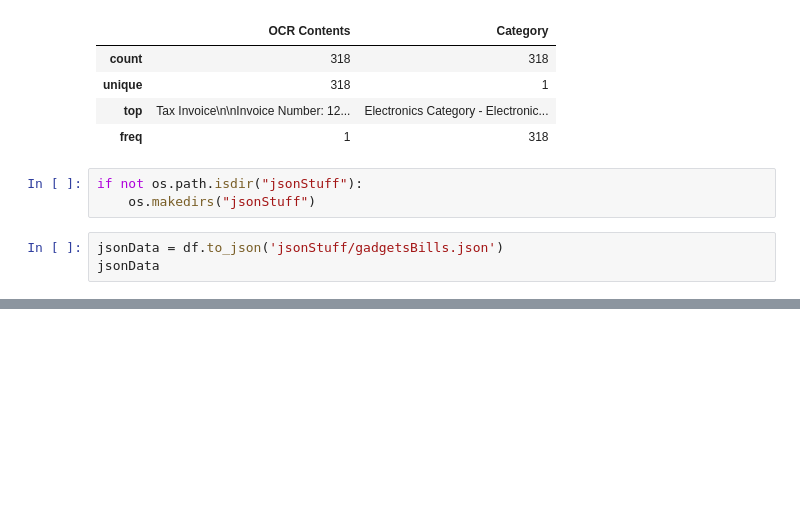
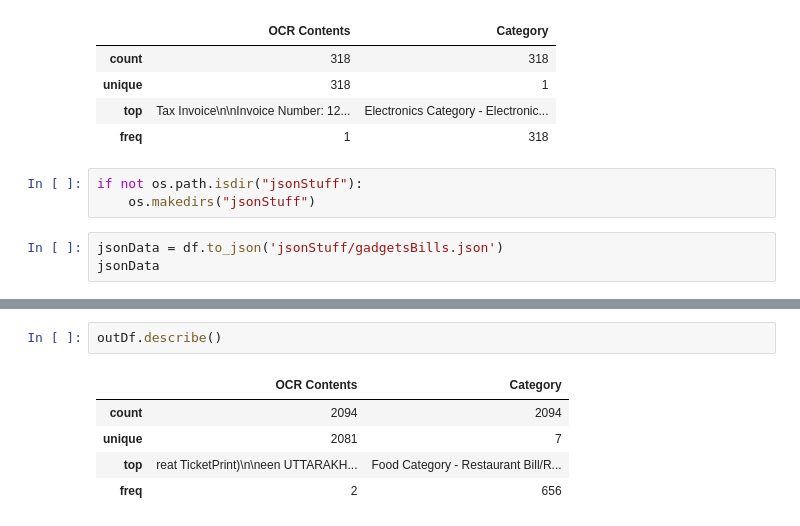
Before and after one commit to Sid-047/LMstuff, a Jupyter notebook: dataStuff/dataSampling/samplingStuff.ipynb, the cells around one changed output, grey strips where cells are left out. Cells and saved outputs as stored; diff of their text form; blank space fills up the shorter version.

```diff
--- a/dataStuff/dataSampling/samplingStuff.ipynb
+++ b/dataStuff/dataSampling/samplingStuff.ipynb
@@ -837,0 +889,8 @@ jsonData
+# %%
+outDf.describe()
+# %% [output]
+|  | OCR Contents | Category |
+| count | 2094 | 2094 |
+| unique | 2081 | 7 |
+| top | reat TicketPrint)\n\neen UTTARAKH... | Food Category - Restaurant Bill/R... |
+| freq | 2 | 656 |
```
Also changed, not shown: parts of 7 cells of this notebook.
